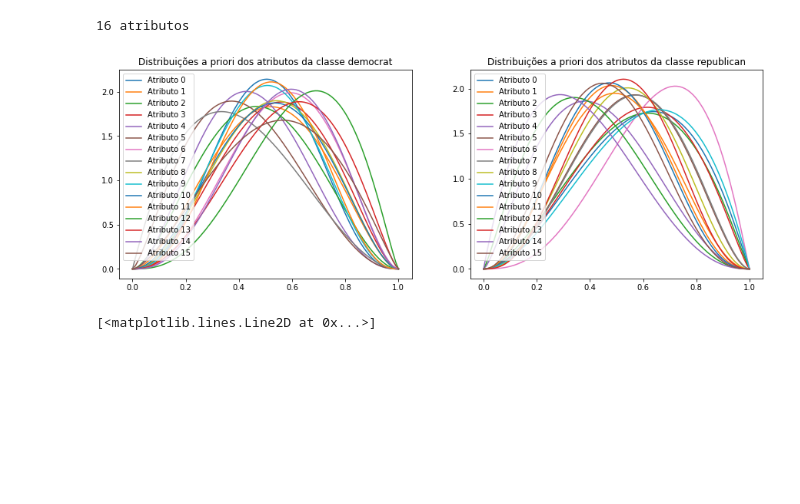
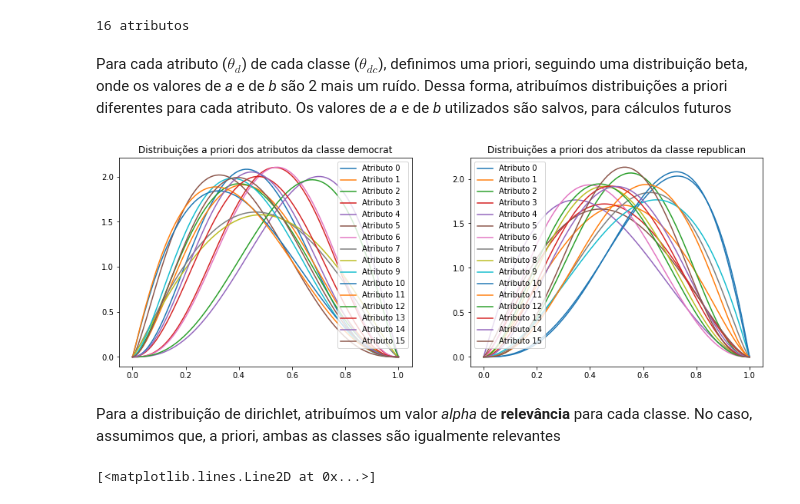
Before and after one commit to lucaspg96/probabilistic-ml, a Jupyter notebook: Trabalho 3/Trabalho 3.ipynb, the cells around one changed output. Saved outputs shown, nothing was run; the diff lists cells and outputs as text; code cells hidden in the pictures; blank space fills up the shorter version.

```diff
--- a/Trabalho 3/Trabalho 3.ipynb
+++ b/Trabalho 3/Trabalho 3.ipynb
@@ -44,21 +49,27 @@ n_attr = df.values.shape[1]
 print(f"{n_attr} atributos")
 # %% [output]
 16 atributos
+# %% [markdown]
+Para cada atributo ($\theta_d$) de cada classe ($\theta_{dc}$), definimos uma priori, seguindo uma distribuição beta, onde os valores de *a* e de *b* são 2 mais um ruído. Dessa forma, atribuímos distribuições a priori diferentes para cada atributo. Os valores de *a* e de *b* utilizados são salvos, para cálculos futuros
 # %%
-a = np.array([[2+np.random.rand()*2 for _ in range(n_attr)],[2+np.random.rand()*2 for _ in range(n_attr)]])
-b = np.array([[2+np.random.rand()*2 for _ in range(n_attr)],[2+np.random.rand()*2 for _ in range(n_attr)]])
+def create_random_hiperparameters(base=2):
+    return [base+np.random.rand()*2 for _ in range(n_attr)]
+a = np.array([create_random_hiperparameters(2) for _ in classes])
+b = np.array([create_random_hiperparameters(2) for _ in classes])
 
 theta = np.linspace(0,1,100)
 plt.figure(figsize=(15,5))
 prioris = []
 for i,c in enumerate(classes):
     plt.subplot(1,len(classes),i+1)
     priori = np.array([beta(a,b, theta) for a,b in zip(a[i,:],b[i,:])])
     for i,line in enumerate(priori):
         plt.plot(theta, line, label=f"Atributo {i}")
     plt.title(f"Distribuições a priori dos atributos da classe {c}")
     plt.legend()
     prioris.append(priori)
 # %% [output]
-[figure, old version]
+[figure, new version]
+# %% [markdown]
+Para a distribuição de dirichlet, atribuímos um valor *alpha* de **relevância** para cada classe. No caso, assumimos que, a priori, ambas as classes são igualmente relevantes
 # %%
```
Also changed, not shown: parts of 5 cells of this notebook.
